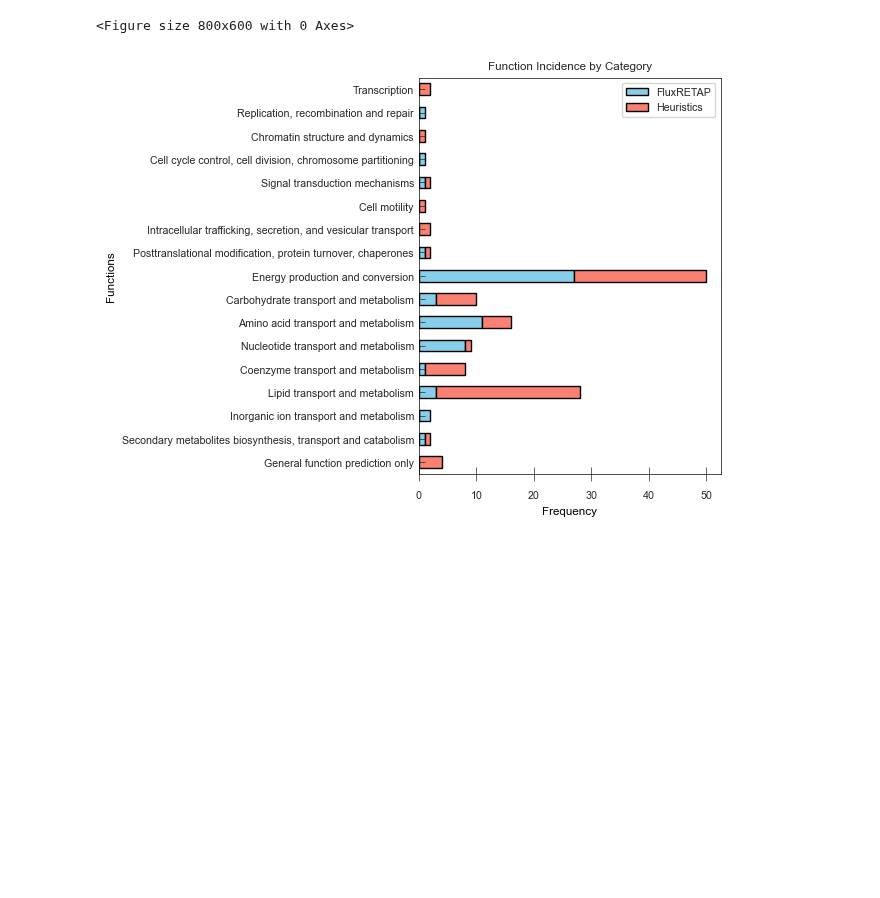
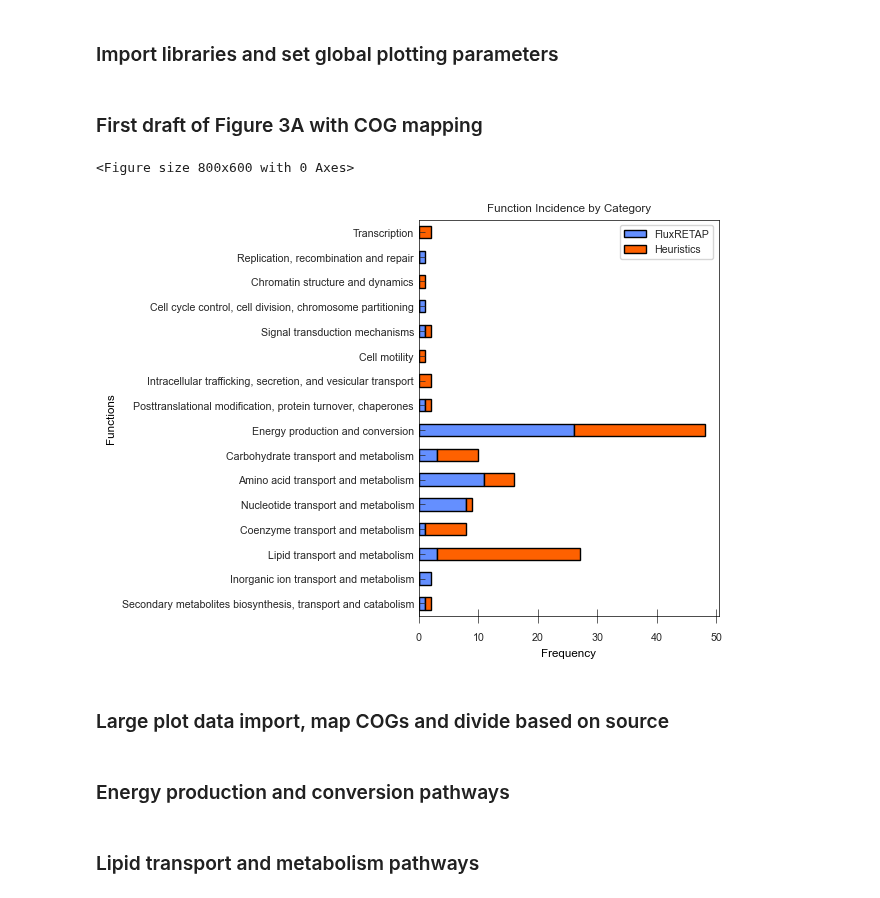
Before and after one commit to JBEI/Isoprenol_CRISPRi, a Jupyter notebook: Figure_2A_Draft.ipynb, the cells around one changed output. Saved outputs shown, nothing was run; the diff lists cells and outputs as text; code cells hidden in the pictures; blank space fills up the shorter version.

```diff
--- a/Figure_2A_Draft.ipynb
+++ b/Figure_2A_Draft.ipynb
@@ -1,3 +7,5 @@
+# %% [markdown]
+### Import libraries and set global plotting parameters
 # %%
 import warnings
 import pandas as pd
@@ -37,13 +45,16 @@ custom_params = {
     'xtick.minor.size':    2,
     'pdf.fonttype': 42}
 
+plt.rcParams.update(custom_params)
 sns.set_theme(style="ticks", rc=custom_params, font="Arial",font_scale=0.7)
 
 enmax_palette = ["#648FFF", "#FE6100", "#785EF0", "#DC267F", "#FFB000"]
 sns.set_palette(palette=enmax_palette)
+# %% [markdown]
+### First draft of Figure 3A with COG mapping
 # %%
 # Load the first .csv with letter codes
-data = pd.read_csv('241117_COGs_v3.csv')
+data = pd.read_csv('241117_COGs.csv')
 
 # Extract the 'Cat' column
 cat_data = data['Letter']
@@ -52,46 +63,38 @@ letter_counts = letters.value_counts()
 
 # Load the second .csv with letter-to-function mappings
 mapping_data = pd.read_csv('241117_Codex.csv')  # Replace with actual filename
-
-# Create a mapping dictionary (assuming columns 'Letter' and 'Function')
 mapping_dict = dict(zip(mapping_data['Letter'], mapping_data['Function']))
-
-# Map letters to functions
 letter_counts.index = letter_counts.index.map(mapping_dict)
 
-# Now, let's consider the 'Category' column in the original data, which bifurcates into "A" or "B"
 # Add the Category data from the original CSV to the letters dataframe
 source_data = data['Source'].repeat(cat_data.str.split().str.len())  # Repeat the category per letter in the row
 
 # Combine the letters with the corresponding categories
 letters_df = pd.DataFrame({
     'Letter': letters,
-    'Source': source_data
-})
+    'Source': source_data})
 
 # Count occurrences of Letter-Category pairs
 letter_category_counts = letters_df.groupby(['Letter', 'Source']).size().unstack(fill_value=0)
-
-# Define custom order
-#custom_order = ["J", "A", "K", "L", "B", "D", "Y", "V", "T", "M", "N", "Z", "W", "U", "O", "C", "G", "E", "F", "H", "I", "P", "Q", "R", "S"]
-#custom_order = ["K", "L", "B", "D", "T", "N", "U", "O", "C", "G", "E", "F", "H", "I", "P", "Q", "R"]
-custom_order = ["R", "Q", "P", "I", "H", "F", "E", "G", "C", "O", "U", "N", "T", "D", "B", "L", "K"]
+custom_order = ["Q", "P", "I", "H", "F", "E", "G", "C", "O", "U", "N", "T", "D", "B", "L", "K"]
 
 # Reorder the index (functions) based on the custom order
 letter_category_counts = letter_category_counts.reindex(custom_order)
 
 # Map the letter codes to functions
 letter_category_counts.index = letter_category_counts.index.map(mapping_dict)
 
 # Plot a stacked bar plot
 plt.figure(figsize=(8, 6))
-letter_category_counts.plot(kind='barh', stacked=True, edgecolor='black', color=['skyblue', 'salmon'])
+letter_category_counts.plot(kind='barh', stacked=True, edgecolor='black')
 plt.title('Function Incidence by Category')
 plt.legend()
 plt.xlabel('Frequency')
 plt.ylabel('Functions')
 plt.tight_layout()  # Ensures the layout fits well
 plt.show()
 # %% [output]
 <Figure size 800x600 with 0 Axes>
-[figure, old version]
+[figure, new version]
+# %% [markdown]
+### Large plot data import, map COGs and divide based on source
@@ -97,0 +131,2 @@ plt.show()
+# %% [markdown]
+### Energy production and conversion pathways
@@ -97,0 +147,2 @@ plt.show()
+# %% [markdown]
+### Lipid transport and metabolism pathways
```
Also changed, not shown: parts of 6 cells of this notebook, 5 other files.
